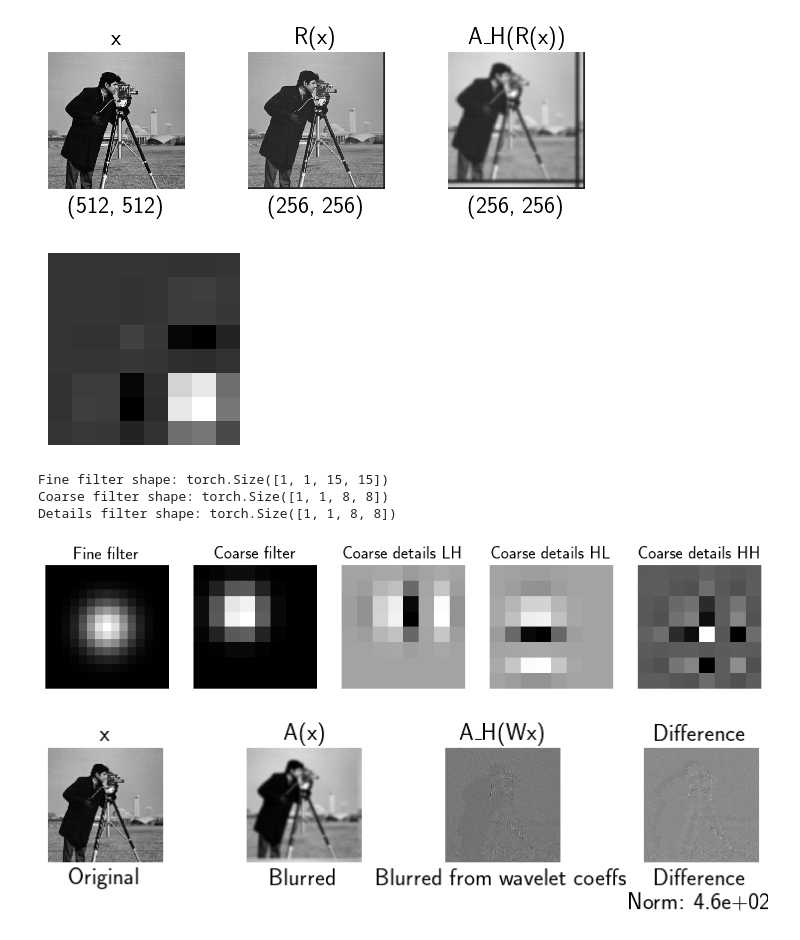
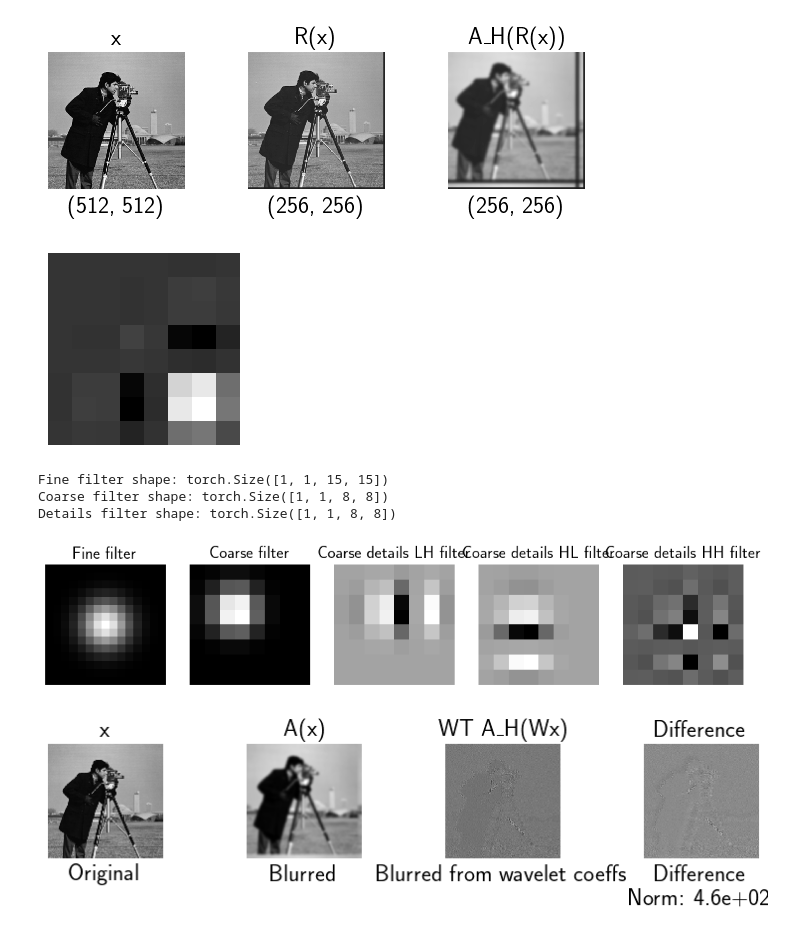
Before and after one commit to laugaguillaume/IMLFISTA, a Jupyter notebook: notebooks/coarse_deblurring.ipynb, the cells around one changed output. Saved outputs shown, nothing was run; the diff lists cells and outputs as text; code cells hidden in the pictures.

Commit message:
tests coarse deblurring

```diff
--- a/notebooks/coarse_deblurring.ipynb
+++ b/notebooks/coarse_deblurring.ipynb
@@ -324,34 +324,34 @@ details_filter_HH = torch.outer(torch.tensor(Hi_D), torch.tensor(Hi_D)).unsqueez
 coarse_filter = coarse_blur_filter(fine_filter, downsampling_filter)
 coarse_details_filter_LH = coarse_blur_filter(fine_filter, details_filter_LH)
 coarse_details_filter_HL = coarse_blur_filter(fine_filter, details_filter_HL)
 coarse_details_filter_HH = coarse_blur_filter(fine_filter, details_filter_HH)
 
 print("Fine filter shape:", fine_filter.shape)
 print("Coarse filter shape:", coarse_filter.shape)
 print("Details filter shape:", coarse_details_filter_HH.shape)
 
-dinv.utils.plot([fine_filter, coarse_filter, coarse_details_filter_LH, coarse_details_filter_HL, coarse_details_filter_HH], titles=['Fine filter', 'Coarse filter', 'Coarse details LH', 'Coarse details HL', 'Coarse details HH'], cmap='gray', rescale_mode='min_max', tight=False)
+dinv.utils.plot([fine_filter, coarse_filter, coarse_details_filter_LH, coarse_details_filter_HL, coarse_details_filter_HH], titles=['Fine filter', 'Coarse filter', 'Coarse details LH filter', 'Coarse details HL filter', 'Coarse details HH filter'], cmap='gray', rescale_mode='min_max', tight=False)
 
 # Is it equivalent to apply A to x than to apply the (A_H) to Wx ?
 import ptwt
 
 x = dinv.utils.load_example('cameraman.png', grayscale=True)
 
 Wx = ptwt.wavedec2(x, wavelet='db4', level=1)
 
 A_x = A(x)
 A_x_approx = F.conv2d(Wx[0], coarse_filter, padding='same')
 A_x_details_LH = F.conv2d(Wx[1][0], coarse_details_filter_LH, padding='same')
 A_x_details_HL = F.conv2d(Wx[1][1], coarse_details_filter_HL, padding='same')
 A_x_details_HH = F.conv2d(Wx[1][2], coarse_details_filter_HH, padding='same')
 
 A_x_wavelet = ptwt.waverec2((A_x_approx, (A_x_details_LH, A_x_details_HL, A_x_details_HH)), wavelet='db4')
 
-dinv.utils.plot([x, A_x, A_x_wavelet, A_x - A_x_wavelet], titles=['x', 'A(x)', 'A_H(Wx)', 'Difference'], subtitles=['Original', 'Blurred', 'Blurred from wavelet coeffs', 'Difference\nNorm: {:.1e}'.format(torch.norm(A_x - A_x_wavelet))], cmap='gray', rescale_mode='min_max', tight=False)
+dinv.utils.plot([x, A_x, A_x_wavelet, A_x - A_x_wavelet], titles=['x', 'A(x)', 'WT A_H(Wx)', 'Difference'], subtitles=['Original', 'Blurred', 'Blurred from wavelet coeffs', 'Difference\nNorm: {:.1e}'.format(torch.norm(A_x - A_x_wavelet))], cmap='gray', rescale_mode='min_max', tight=False)
 # %% [output]
 [figure]
 Fine filter shape: torch.Size([1, 1, 15, 15])
 Coarse filter shape: torch.Size([1, 1, 8, 8])
 Details filter shape: torch.Size([1, 1, 8, 8])
-[figure, old version]
+[figure, new version]
-[figure, old version]
+[figure, new version]
```
Also changed, not shown: parts of 1 cell of this notebook, 2 other files.
